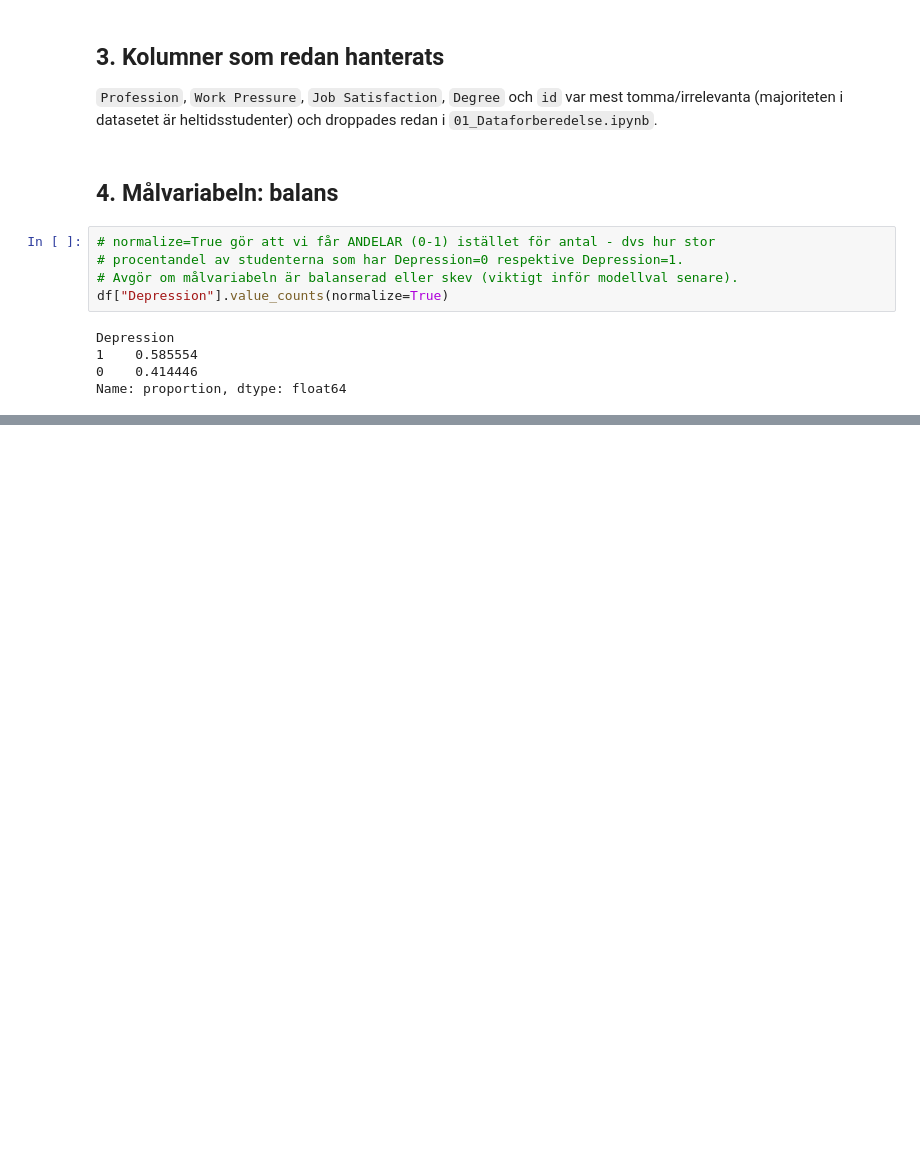
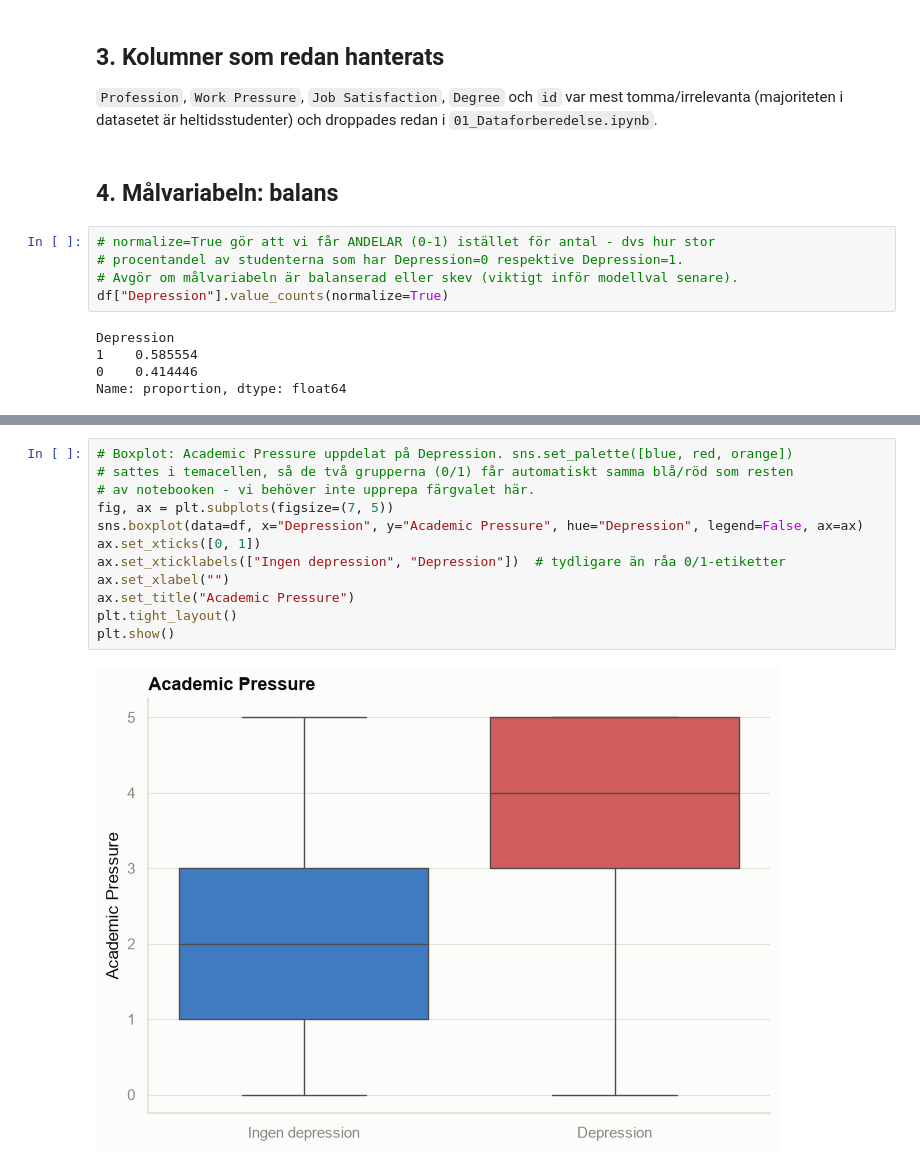
Before and after one commit to davidfjellstrom/student-depression-ML-project, a Jupyter notebook: 02_EDA.ipynb, the cells around one changed output, grey strips where cells are left out. Saved outputs shown, nothing was run; the diff lists cells and outputs as text; blank space fills up the shorter version.

```diff
--- a/02_EDA.ipynb
+++ b/02_EDA.ipynb
@@ -253,0 +233,14 @@ variabler är kodade som siffror ryms de i samma korrelationslista - se cellen o
+# %%
+# Boxplot: Academic Pressure uppdelat på Depression. sns.set_palette([blue, red, orange])
+# sattes i temacellen, så de två grupperna (0/1) får automatiskt samma blå/röd som resten
+# av notebooken - vi behöver inte upprepa färgvalet här.
+fig, ax = plt.subplots(figsize=(7, 5))
+sns.boxplot(data=df, x="Depression", y="Academic Pressure", hue="Depression", legend=False, ax=ax)
+ax.set_xticks([0, 1])
+ax.set_xticklabels(["Ingen depression", "Depression"])  # tydligare än råa 0/1-etiketter
+ax.set_xlabel("")
+ax.set_title("Academic Pressure")
+plt.tight_layout()
+plt.show()
+# %% [output]
+[figure, added]
```
Also changed, not shown: parts of 18 cells of this notebook.
